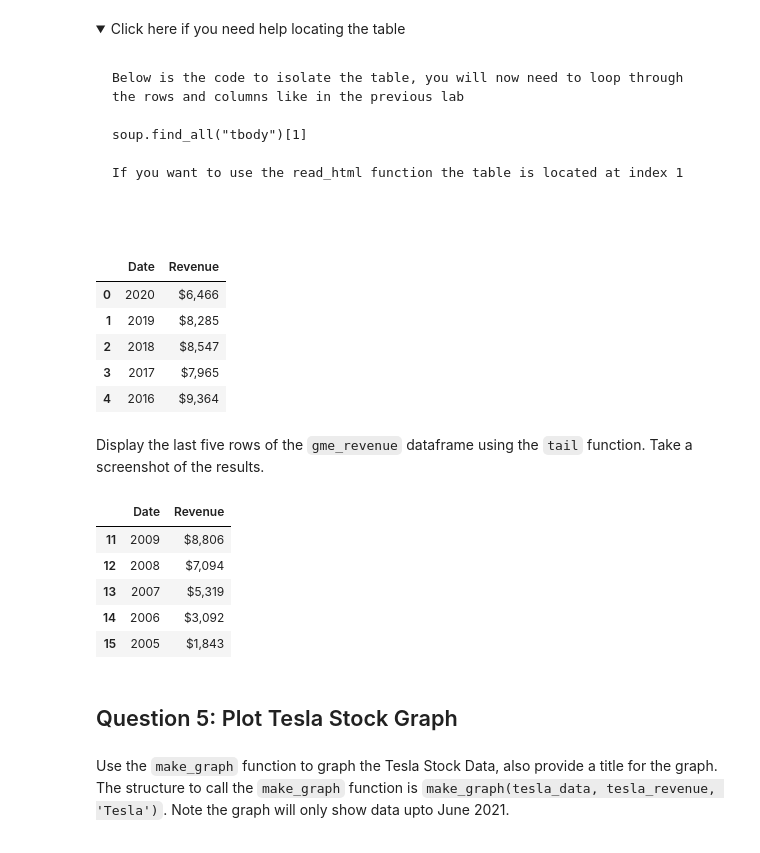
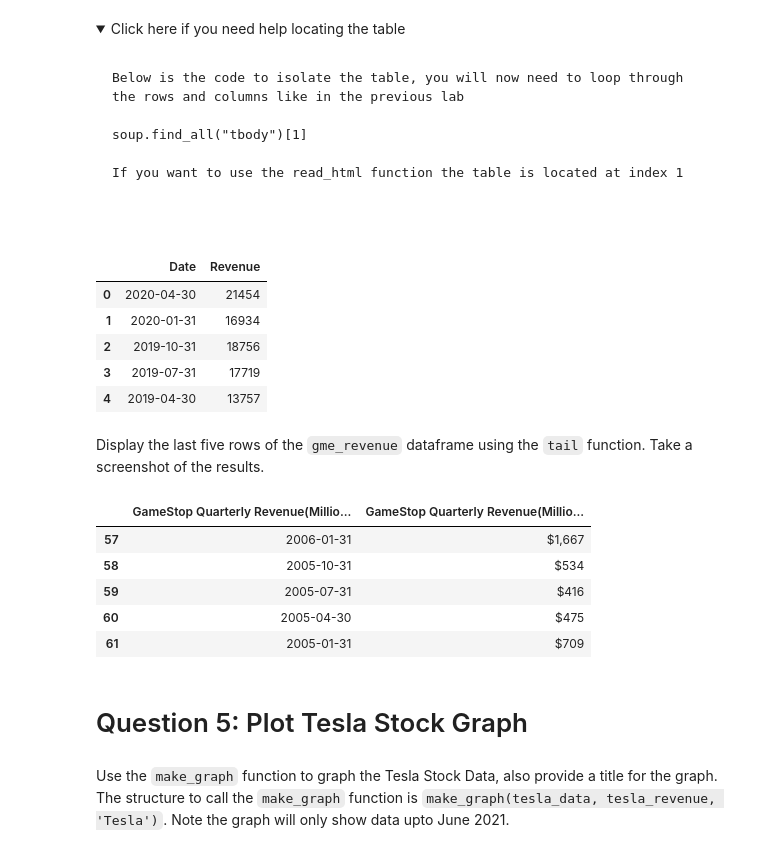
Before and after one commit to LuigiFerrari14/CourseraTeste, a Jupyter notebook: Final Assignment.ipynb, the cells around one changed output. Drawn from its saved outputs; the diff is of its cells as text; code cells hidden in the pictures; folded sections open.

```diff
--- a/Final Assignment.ipynb
+++ b/Final Assignment.ipynb
@@ -144,8 +146,8 @@ We are focusing on quarterly revenue in the lab.
 </details>
 # %%
 tesla_revenue = pd.read_html('https://cf-courses-data.s3.us.cloud-object-storage.appdomain.cloud/IBMDeveloperSkillsNetwork-PY0220EN-SkillsNetwork/labs/project/revenue.htm')
-tesla_revenue = tesla_revenue[0]
-tesla_revenue = tesla_revenue.rename(columns={'Tesla Annual Revenue(Millions of US $)':'Date', 'Tesla Annual Revenue(Millions of US $).1':'Revenue'})
+tesla_revenue = tesla_revenue[1]
+tesla_revenue.columns = ['Date','Revenue']
 tesla_revenue.head()
 # %% [output]
 |  | Date | Revenue |
@@ -227,30 +229,31 @@ If you want to use the read_html function the table is located at index 1
 </details>
 # %%
 gme_revenue = pd.read_html(url)
-gme_revenue = gme_revenue[0]
+gme_revenue = gme_revenue[1]
 gme_revenue.head()
-gme_revenue = gme_revenue.rename(columns={'GameStop Annual Revenue(Millions of US $)':'Date','GameStop Annual Revenue(Millions of US $).1':'Revenue'})
+gme_revenue.columns = ['Date','Revenue']
+gme_revenue["Revenue"] = tesla_revenue['Revenue'].str.replace(',|\$',"")
 gme_revenue.head()
 # %% [output]
 |  | Date | Revenue |
-| 0 | 2020 | $6,466 |
-| 1 | 2019 | $8,285 |
-| 2 | 2018 | $8,547 |
-| 3 | 2017 | $7,965 |
-| 4 | 2016 | $9,364 |
+| 0 | 2020-04-30 | 21454 |
+| 1 | 2020-01-31 | 16934 |
+| 2 | 2019-10-31 | 18756 |
+| 3 | 2019-07-31 | 17719 |
+| 4 | 2019-04-30 | 13757 |
 # %% [markdown]
 Display the last five rows of the `gme_revenue` dataframe using the `tail` function. Take a screenshot of the results.
 # %%
 gme_revenue.tail()
 # %% [output]
-|  | Date | Revenue |
-| 11 | 2009 | $8,806 |
-| 12 | 2008 | $7,094 |
-| 13 | 2007 | $5,319 |
-| 14 | 2006 | $3,092 |
-| 15 | 2005 | $1,843 |
+|  | GameStop Quarterly Revenue(Millio... | GameStop Quarterly Revenue(Millio... |
+| 57 | 2006-01-31 | $1,667 |
+| 58 | 2005-10-31 | $534 |
+| 59 | 2005-07-31 | $416 |
+| 60 | 2005-04-30 | $475 |
+| 61 | 2005-01-31 | $709 |
 # %% [markdown]
-## Question 5: Plot Tesla Stock Graph
+# Question 5: Plot Tesla Stock Graph
 # %% [markdown]
 Use the `make_graph` function to graph the Tesla Stock Data, also provide a title for the graph. The structure to call the `make_graph` function is `make_graph(tesla_data, tesla_revenue, 'Tesla')`. Note the graph will only show data upto June 2021.
 # %%
```
Also changed, not shown: parts of 9 cells of this notebook.
